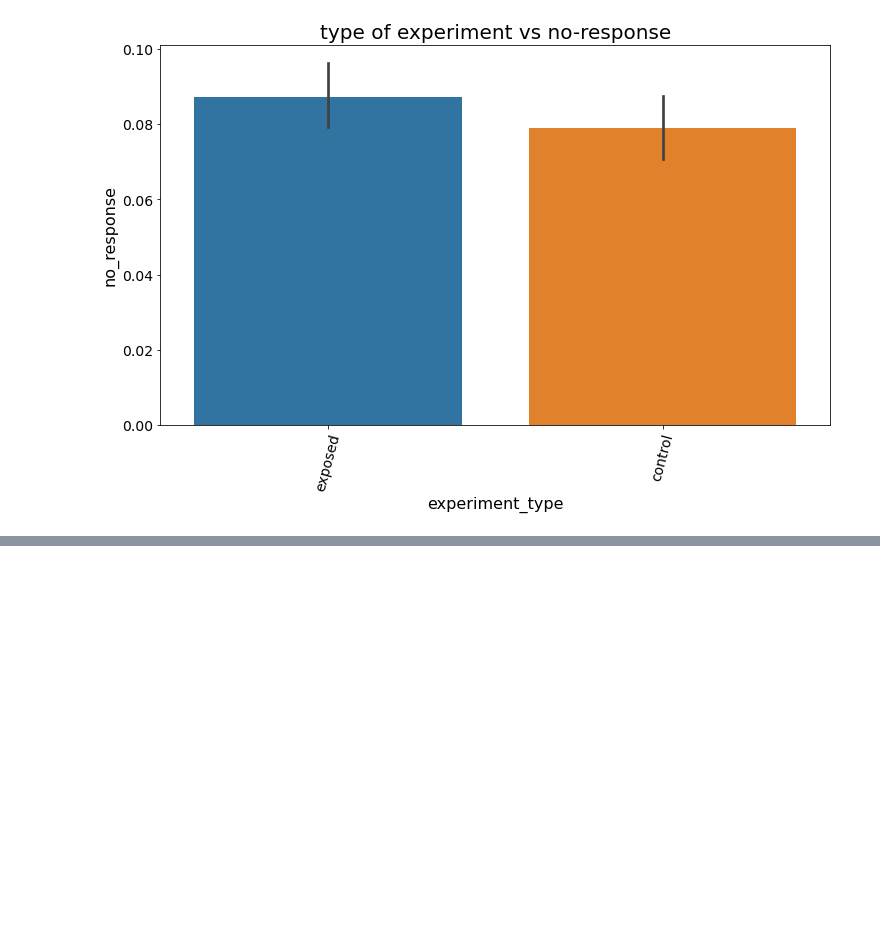
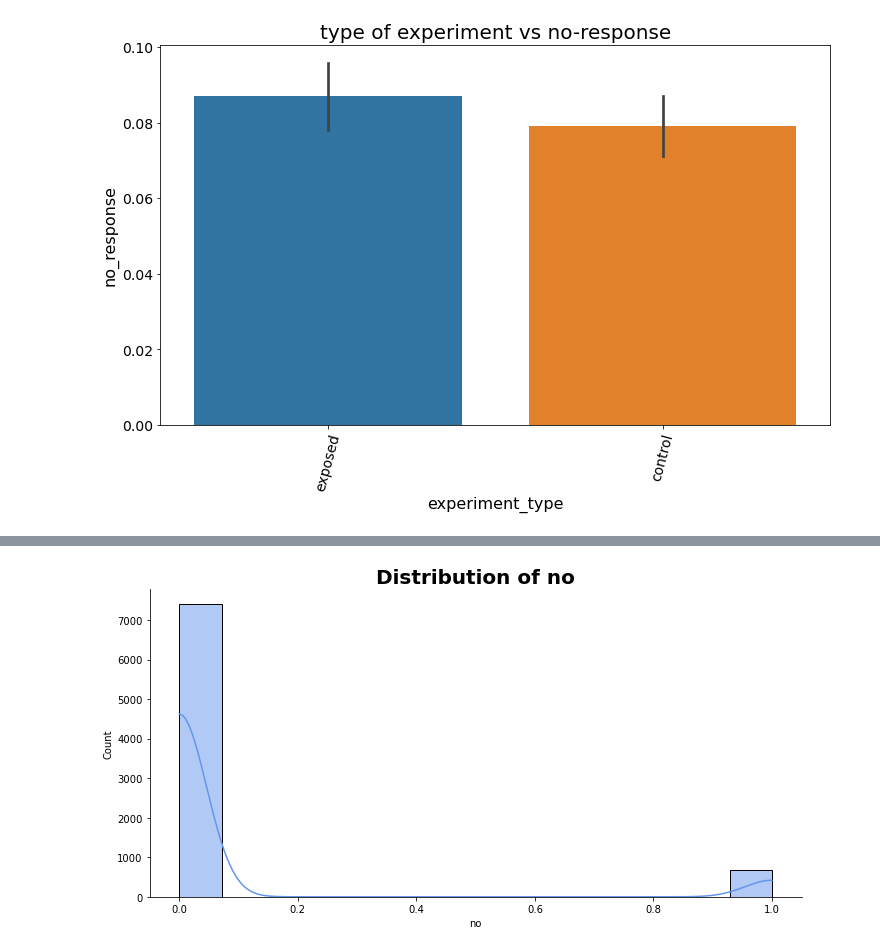
Before and after one commit to Group-6-10Academy/smart_ad_ABtesting, a Jupyter notebook: notebooks/EDA.ipynb, the cells around one changed output, grey strips where cells are left out. Saved outputs shown, nothing was run; the diff lists cells and outputs as text; code cells hidden in the pictures; blank space fills up the shorter version.

```diff
--- a/notebooks/EDA.ipynb
+++ b/notebooks/EDA.ipynb
@@ -104,0 +115,6 @@ my_plot.plot_bar(my_plot, raw, 'experiment', 'no', "type of experiment vs no-res
+# %%
+# histogram on the no column
+
+my_plot.plot_hist(my_plot, raw, 'no')
+# %% [output]
+[figure, added]
```
Also changed, not shown: parts of 21 cells of this notebook.
